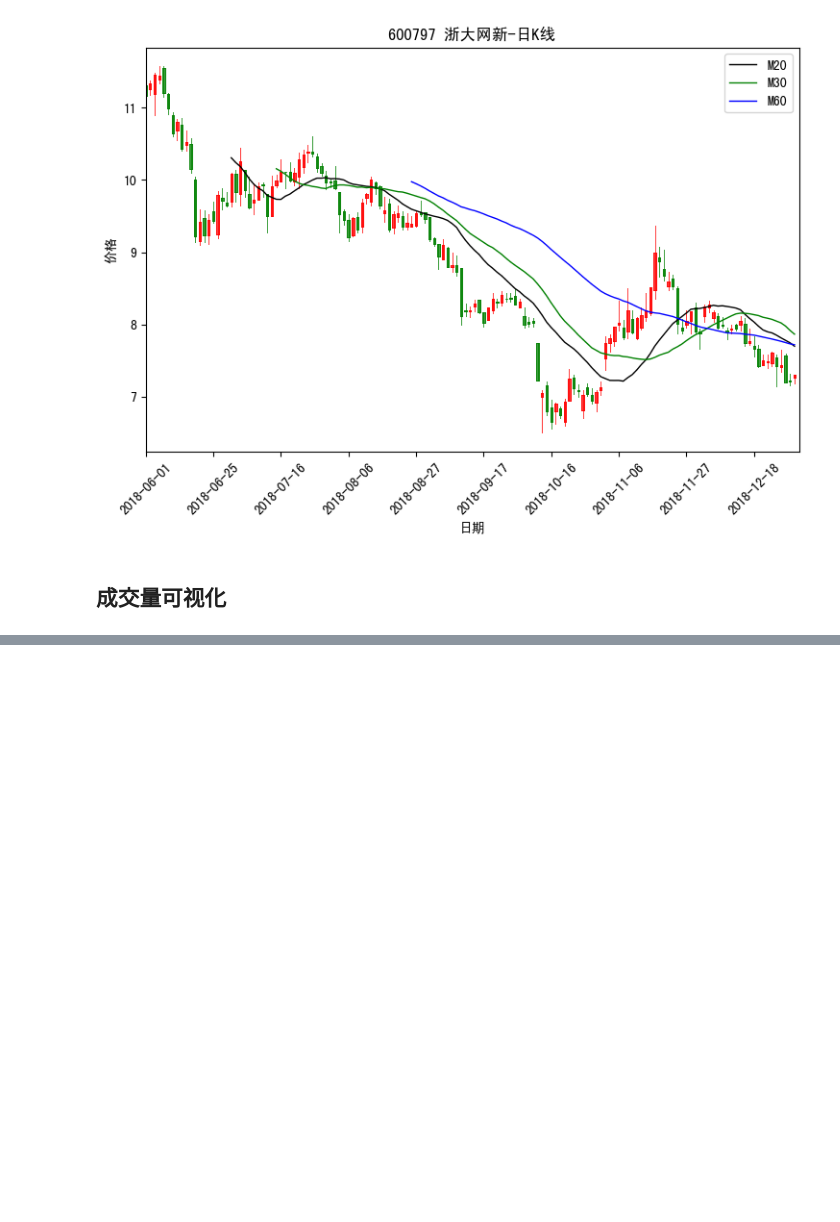
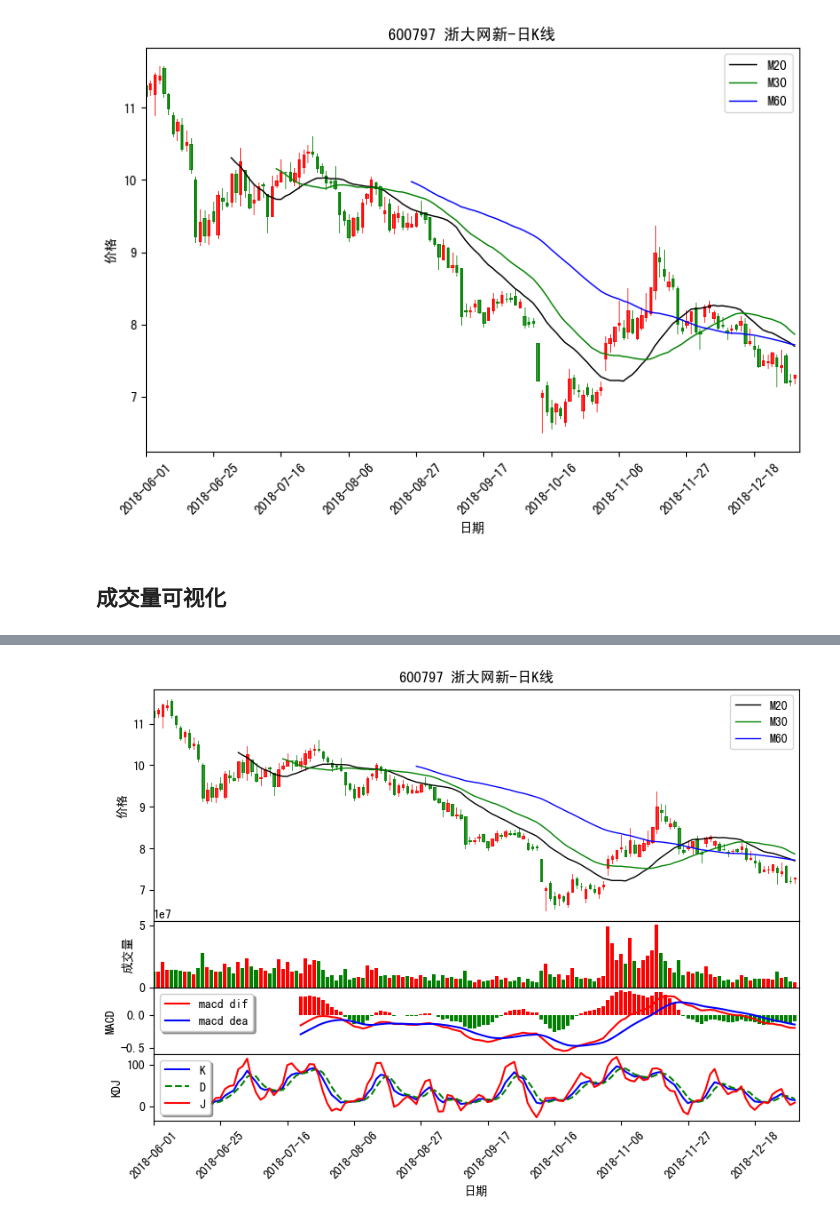
Before and after one commit to luzihang123/practice, a Jupyter notebook: stock_quant/quant_01.py.ipynb, the cells around one changed output, grey strips where cells are left out. Cells and saved outputs as stored; diff of their text form; code cells hidden in the pictures; blank space fills up the shorter version.

```diff
--- a/stock_quant/quant_01.py.ipynb
+++ b/stock_quant/quant_01.py.ipynb
@@ -1369,0 +1502,96 @@ None
+# %%
+#绘制K线图+移动平均线+成交量+MACD+KDJ
+import datetime
+import talib
+import numpy as np
+import matplotlib.pyplot as plt
+import matplotlib.gridspec as gridspec#分割子图
+import mpl_finance as mpf #替换 import matplotlib.finance as mpf
+import pandas_datareader.data as web
+
+plt.rcParams['font.sans-serif']=['SimHei'] #用来正常显示中文标签
+plt.rcParams['axes.unicode_minus']=False #用来正常显示负号
+
+df_stockload = web.DataReader("600797.SS", "yahoo", datetime.datetime(2018,6,1), datetime.datetime(2019,1,1))
+print(df_stockload.info())
+
+fig = plt.figure(figsize=(8,6), dpi=100,facecolor="white")#创建fig对象
+
+gs = gridspec.GridSpec(4, 1, left=0.08, bottom=0.15, right=0.99, top=0.96, wspace=None, hspace=0, height_ratios=[3.5,1,1,1])
+graph_KAV = fig.add_subplot(gs[0,:])
+graph_VOL = fig.add_subplot(gs[1,:])
+graph_MACD = fig.add_subplot(gs[2,:])
+graph_KDJ = fig.add_subplot(gs[3,:])
+
+#绘制K线图
+mpf.candlestick2_ochl(graph_KAV, df_stockload.Open, df_stockload.Close, df_stockload.High, df_stockload.Low, width=0.5,
+                      colorup='r', colordown='g')  # 绘制K线走势
+
+#绘制移动平均线图
+df_stockload['Ma20'] = df_stockload.Close.rolling(window=20).mean()#pd.rolling_mean(df_stockload.Close,window=20)
+df_stockload['Ma30'] = df_stockload.Close.rolling(window=30).mean()#pd.rolling_mean(df_stockload.Close,window=30)
+df_stockload['Ma60'] = df_stockload.Close.rolling(window=60).mean()#pd.rolling_mean(df_stockload.Close,window=60)
+
+graph_KAV.plot(np.arange(0, len(df_stockload.index)), df_stockload['Ma20'],'black', label='M20',lw=1.0)
+graph_KAV.plot(np.arange(0, len(df_stockload.index)), df_stockload['Ma30'],'green',label='M30', lw=1.0)
+graph_KAV.plot(np.arange(0, len(df_stockload.index)), df_stockload['Ma60'],'blue',label='M60', lw=1.0)
+
+graph_KAV.legend(loc='best')
+graph_KAV.set_title(u"600797 浙大网新-日K线")
+graph_KAV.set_ylabel(u"价格")
+graph_KAV.set_xlim(0, len(df_stockload.index))  # 设置一下x轴的范围
+
+#绘制成交量图
+graph_VOL.bar(np.arange(0, len(df_stockload.index)), df_stockload.Volume,color=['g' if df_stockload.Open[x] > df_stockload.Close[x] else 'r' for x in range(0,len(df_stockload.index))])
+graph_VOL.set_ylabel(u"成交量")
+graph_VOL.set_xlim(0,len(df_stockload.index)) #设置一下x轴的范围
+graph_VOL.set_xticks(range(0,len(df_stockload.index),15))#X轴刻度设定 每15天标一个日期
+
+#绘制MACD
+macd_dif, macd_dea, macd_bar = talib.MACD(df_stockload['Close'].values, fastperiod=12, slowperiod=26, signalperiod=9)
+graph_MACD.plot(np.arange(0, len(df_stockload.index)), macd_dif, 'red', label='macd dif')  # dif
+graph_MACD.plot(np.arange(0, len(df_stockload.index)), macd_dea, 'blue', label='macd dea')  # dea
+
+bar_red = np.where(macd_bar > 0, 2 * macd_bar, 0)# 绘制BAR>0 柱状图
+bar_green = np.where(macd_bar < 0, 2 * macd_bar, 0)# 绘制BAR<0 柱状图
+graph_MACD.bar(np.arange(0, len(df_stockload.index)), bar_red, facecolor='red')
+graph_MACD.bar(np.arange(0, len(df_stockload.index)), bar_green, facecolor='green')
+
+graph_MACD.legend(loc='best',shadow=True, fontsize ='10')
+graph_MACD.set_ylabel(u"MACD")
+graph_MACD.set_xlim(0,len(df_stockload.index)) #设置一下x轴的范围
+graph_MACD.set_xticks(range(0,len(df_stockload.index),15))#X轴刻度设定 每15天标一个日期
+
+#绘制KDJ
+df_stockload['K'], df_stockload['D'] = talib.STOCH(df_stockload.High.values, df_stockload.Low.values, df_stockload.Close.values,\
+                                       fastk_period=9, slowk_period=3, slowk_matype=0, slowd_period=3, slowd_matype=0)
+
+df_stockload['J'] = 3 * df_stockload['K'] - 2 * df_stockload['D']
+
+graph_KDJ.plot(np.arange(0, len(df_stockload.index)), df_stockload['K'], 'blue', label='K')  # K
+graph_KDJ.plot(np.arange(0, len(df_stockload.index)), df_stockload['D'], 'g--', label='D')  # D
+graph_KDJ.plot(np.arange(0, len(df_stockload.index)), df_stockload['J'], 'r-', label='J')  # J
+graph_KDJ.legend(loc='best', shadow=True, fontsize='10')
+
+graph_KDJ.set_ylabel(u"KDJ")
+graph_KDJ.set_xlabel("日期")
+graph_KDJ.set_xlim(0, len(df_stockload.index))  # 设置一下x轴的范围
+graph_KDJ.set_xticks(range(0, len(df_stockload.index), 15))  # X轴刻度设定 每15天标一个日期
+graph_KDJ.set_xticklabels(
+    [df_stockload.index.strftime('%Y-%m-%d')[index] for index in graph_KDJ.get_xticks()])  # 标签设置为日期
+
+# X-轴每个ticker标签都向右倾斜45度
+for label in graph_KAV.xaxis.get_ticklabels():
+    label.set_visible(False)
+
+for label in graph_VOL.xaxis.get_ticklabels():
+    label.set_visible(False)
+
+for label in graph_MACD.xaxis.get_ticklabels():
+    label.set_visible(False)
+
+for label in graph_KDJ.xaxis.get_ticklabels():
+    label.set_rotation(45)
+    label.set_fontsize(10)  # 设置标签字体
+plt.show()
+# %% [output]
@@ -1369,0 +1610 @@ None
+[figure, added]
```
Also changed, not shown: parts of 20 cells of this notebook, 5 other files.
